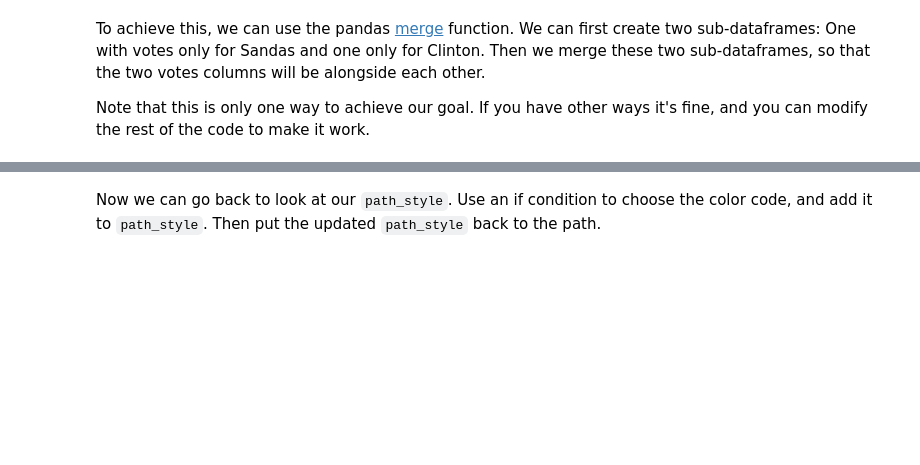
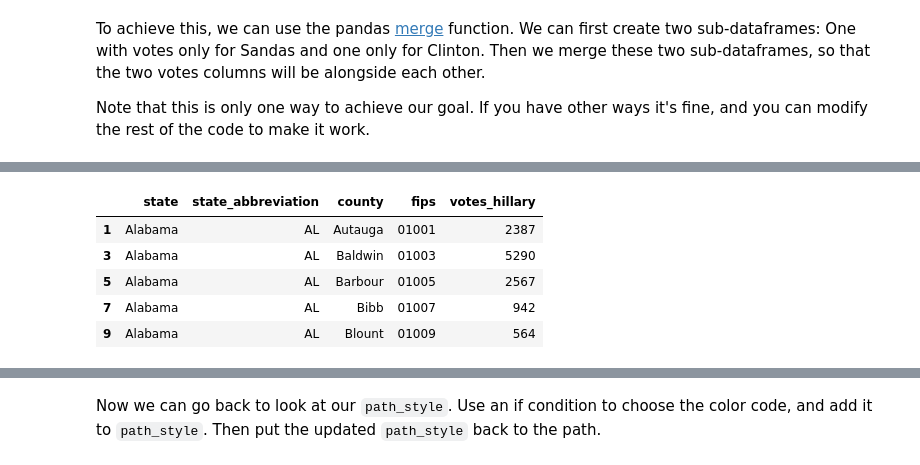
Before and after one commit to muftring/iu-datavis, a Jupyter notebook: week-13/w13_lab_uftring_michael.ipynb, the cells around one changed output, grey strips where cells are left out. Drawn from its saved outputs; the diff is of its cells as text; code cells hidden in the pictures; blank space fills up the shorter version.

```diff
--- a/week-13/w13_lab_uftring_michael.ipynb
+++ b/week-13/w13_lab_uftring_michael.ipynb
@@ -129,0 +193,9 @@ Note that this is only one way to achieve our goal. If you have other ways it's
+# %%
+hillary.head()
+# %% [output]
+|  | state | state_abbreviation | county | fips | votes_hillary |
+| 1 | Alabama | AL | Autauga | 01001 | 2387 |
+| 3 | Alabama | AL | Baldwin | 01003 | 5290 |
+| 5 | Alabama | AL | Barbour | 01005 | 2567 |
+| 7 | Alabama | AL | Bibb | 01007 | 942 |
+| 9 | Alabama | AL | Blount | 01009 | 564 |
```
Also changed, not shown: parts of 18 cells of this notebook, 5 other files.
